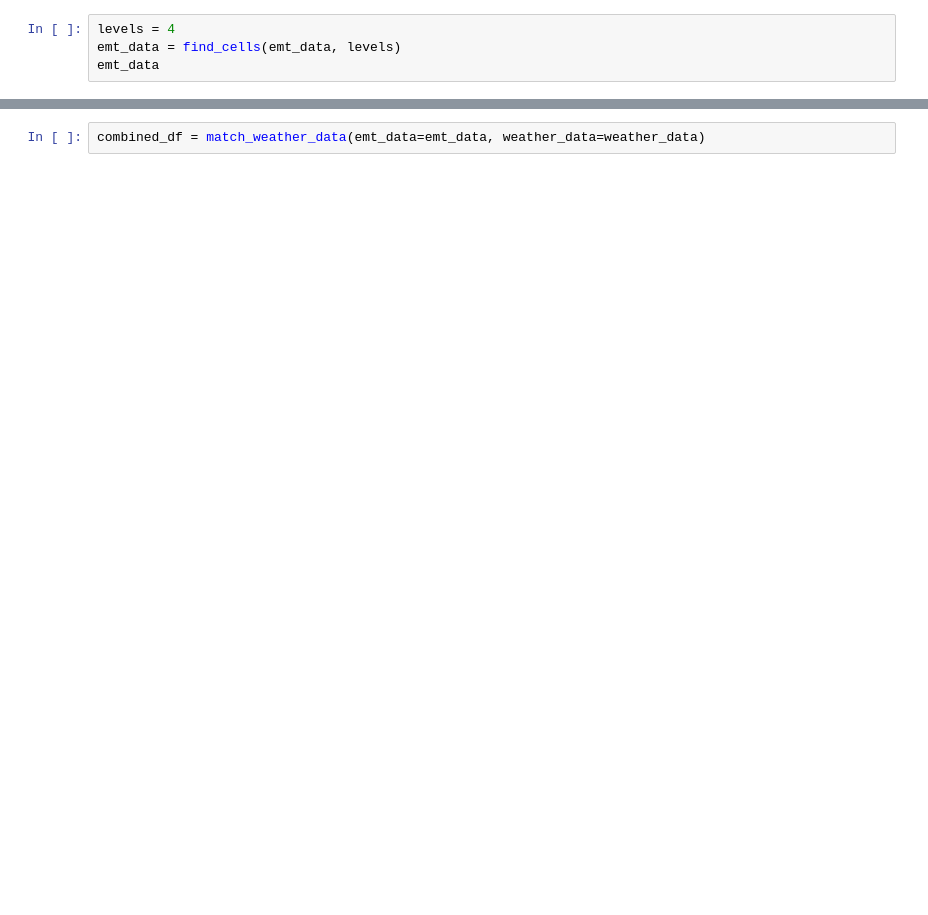
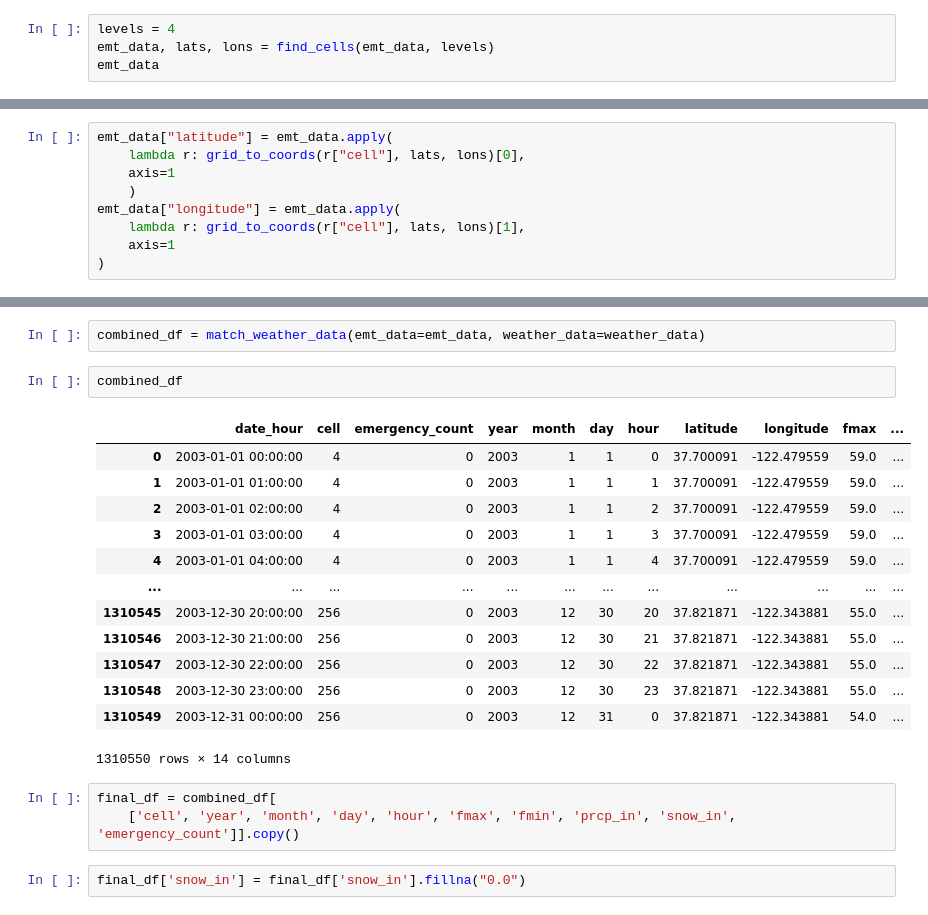
Before and after one commit to phtevesn/EMSHeatMap, a Jupyter notebook: notebooks/examin_raw_emt.ipynb, the cells around one changed output, grey strips where cells are left out. Drawn from its saved outputs; the diff is of its cells as text; blank space fills up the shorter version.

```diff
--- a/notebooks/examin_raw_emt.ipynb
+++ b/notebooks/examin_raw_emt.ipynb
@@ -36,7 +36,7 @@ emt_data
 240457 rows × 9 columns
 # %%
 levels = 4
-emt_data = find_cells(emt_data, levels)
+emt_data, lats, lons = find_cells(emt_data, levels)
 emt_data
 # %% [output]
 |  | call_number | incident_number | date | year | month | day | hour | longitude | latitude | ... |
@@ -60,0 +89,9 @@ weather_data = get_weather_data()
+# %%
+emt_data["latitude"] = emt_data.apply(
+    lambda r: grid_to_coords(r["cell"], lats, lons)[0],
+    axis=1
+    )
+emt_data["longitude"] = emt_data.apply(
+    lambda r: grid_to_coords(r["cell"], lats, lons)[1],
+    axis=1
+)
@@ -61,2 +114,23 @@ weather_data = get_weather_data()
 # %%
 combined_df = match_weather_data(emt_data=emt_data, weather_data=weather_data)
+# %%
+combined_df
+# %% [output]
+|  | date_hour | cell | emergency_count | year | month | day | hour | latitude | longitude | fmax | ... |
+| 0 | 2003-01-01 00:00:00 | 4 | 0 | 2003 | 1 | 1 | 0 | 37.700091 | -122.479559 | 59.0 | ... |
+| 1 | 2003-01-01 01:00:00 | 4 | 0 | 2003 | 1 | 1 | 1 | 37.700091 | -122.479559 | 59.0 | ... |
+| 2 | 2003-01-01 02:00:00 | 4 | 0 | 2003 | 1 | 1 | 2 | 37.700091 | -122.479559 | 59.0 | ... |
+| 3 | 2003-01-01 03:00:00 | 4 | 0 | 2003 | 1 | 1 | 3 | 37.700091 | -122.479559 | 59.0 | ... |
+| 4 | 2003-01-01 04:00:00 | 4 | 0 | 2003 | 1 | 1 | 4 | 37.700091 | -122.479559 | 59.0 | ... |
+| ... | ... | ... | ... | ... | ... | ... | ... | ... | ... | ... | ... |
+| 1310545 | 2003-12-30 20:00:00 | 256 | 0 | 2003 | 12 | 30 | 20 | 37.821871 | -122.343881 | 55.0 | ... |
+| 1310546 | 2003-12-30 21:00:00 | 256 | 0 | 2003 | 12 | 30 | 21 | 37.821871 | -122.343881 | 55.0 | ... |
+| 1310547 | 2003-12-30 22:00:00 | 256 | 0 | 2003 | 12 | 30 | 22 | 37.821871 | -122.343881 | 55.0 | ... |
+| 1310548 | 2003-12-30 23:00:00 | 256 | 0 | 2003 | 12 | 30 | 23 | 37.821871 | -122.343881 | 55.0 | ... |
+| 1310549 | 2003-12-31 00:00:00 | 256 | 0 | 2003 | 12 | 31 | 0 | 37.821871 | -122.343881 | 54.0 | ... |
+1310550 rows × 14 columns
+# %%
+final_df = combined_df[
+    ['cell', 'year', 'month', 'day', 'hour', 'fmax', 'fmin', 'prcp_in', 'snow_in', 'emergency_count']].copy()
+# %%
+final_df['snow_in'] = final_df['snow_in'].fillna("0.0")
```
Also changed, not shown: parts of 5 cells of this notebook, 1 other file.
